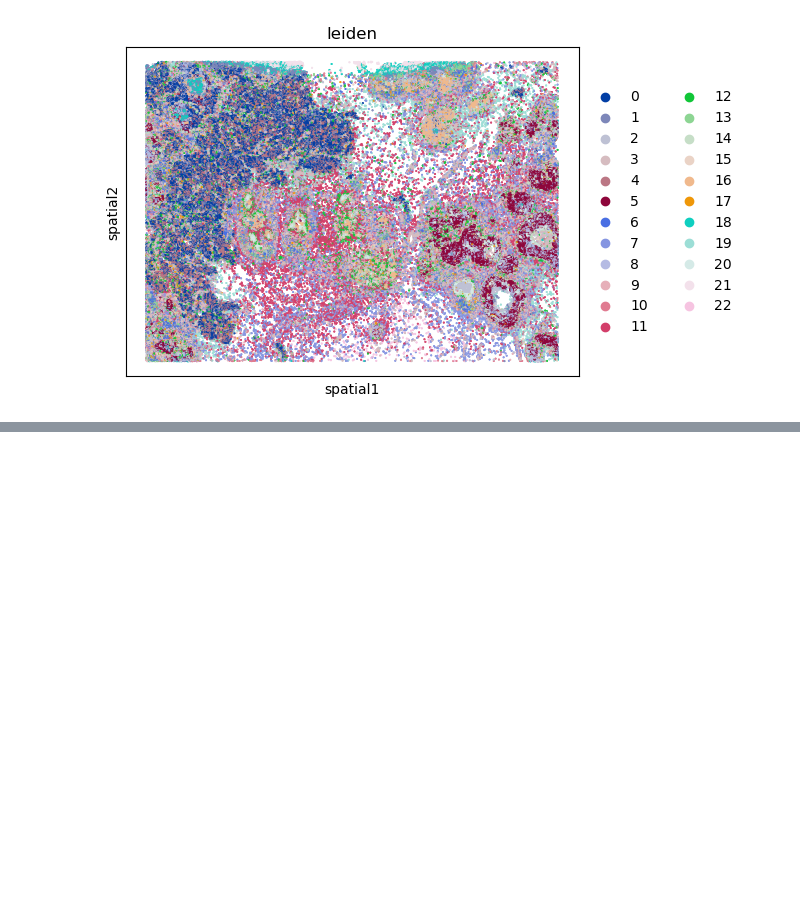
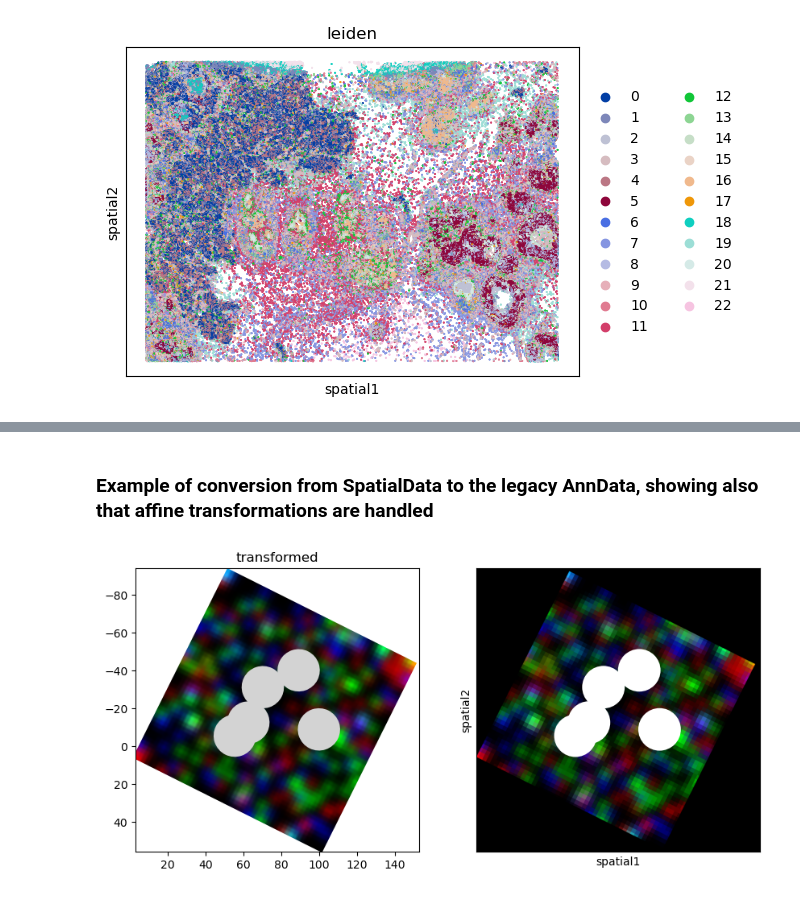
Before and after one commit to scverse/spatialdata-notebooks, a Jupyter notebook: notebooks/examples/squidpy_integration.ipynb, the cells around one changed output, grey strips where cells are left out. Saved outputs shown, nothing was run; the diff lists cells and outputs as text; code cells hidden in the pictures; blank space fills up the shorter version.

```diff
--- a/notebooks/examples/squidpy_integration.ipynb
+++ b/notebooks/examples/squidpy_integration.ipynb
@@ -77,0 +135,27 @@ IndexError: index 167780 is out of bounds for axis 0 with size 167780
+# %% [markdown]
+### Example of conversion from SpatialData to the legacy AnnData, showing also that affine transformations are handled
+# %%
+element = "blobs_circles"
+sdata = blobs_annotating_element(element)
+image = "blobs_multiscale_image"
+
+affine = Affine([[1, 2, 3], [-2, 1, 6], [0, 0, 1]], input_axes=("x", "y"), output_axes=("x", "y"))
+set_transformation(sdata[element], affine, "transformed")
+set_transformation(sdata[image], affine, "transformed")
+
+adata = spatialdata_io.to_legacy_anndata(sdata, include_images=True, coordinate_system="transformed")
+
+axes = plt.subplots(1, 2, figsize=(10, 5))[1]
+sdata.pl.render_images(image).pl.render_shapes(element).pl.show(coordinate_systems=["transformed"], ax=axes[0])
+sc.pl.spatial(
+    adata,
+    spot_size=300,
+    library_id=image,
+    img_key="hires",
+    na_color="white",
+    show=True,
+    crop_coord=(0, 2000, 0, 2000),
+    ax=axes[1],
+)
+# %% [output]
+[figure, added]
```
Also changed, not shown: parts of 13 cells of this notebook.
